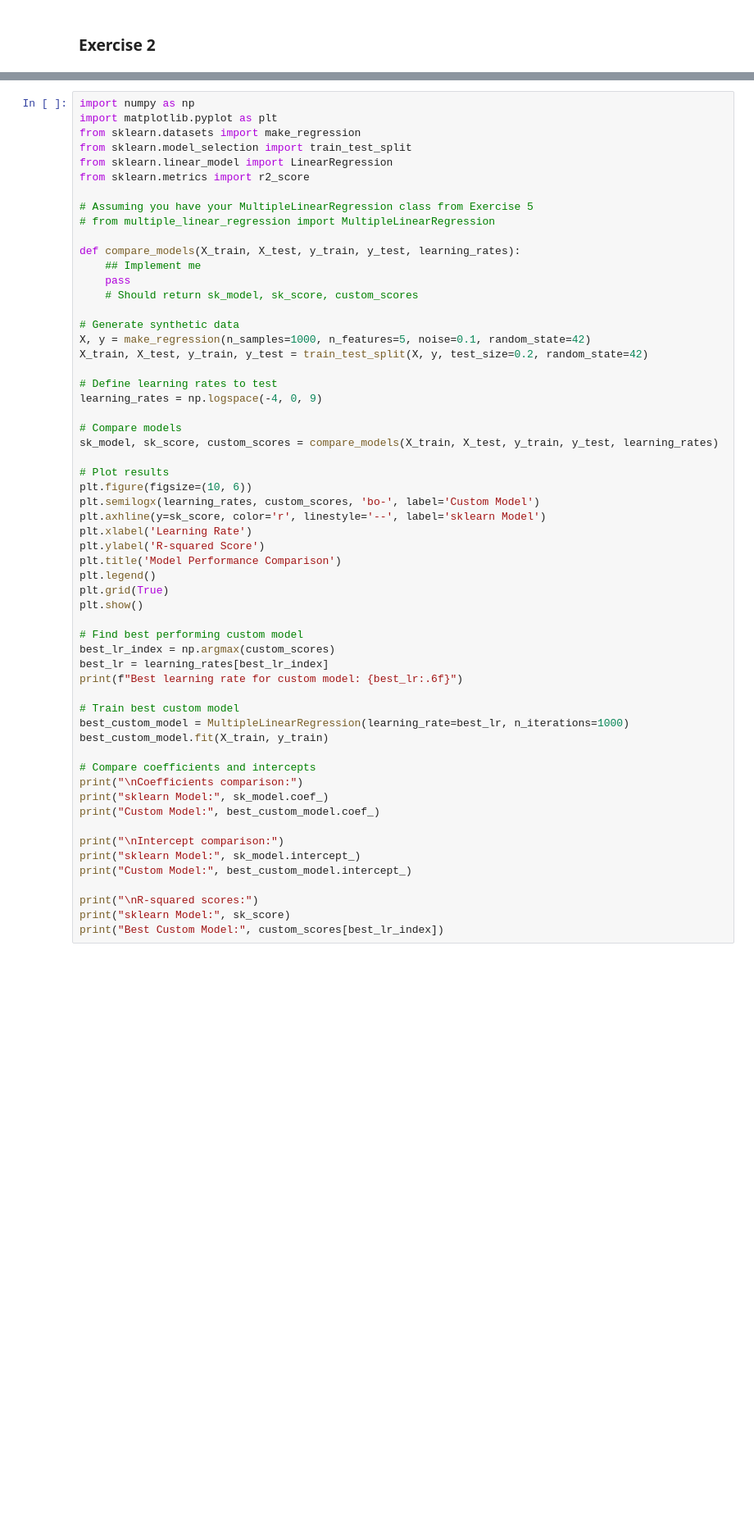
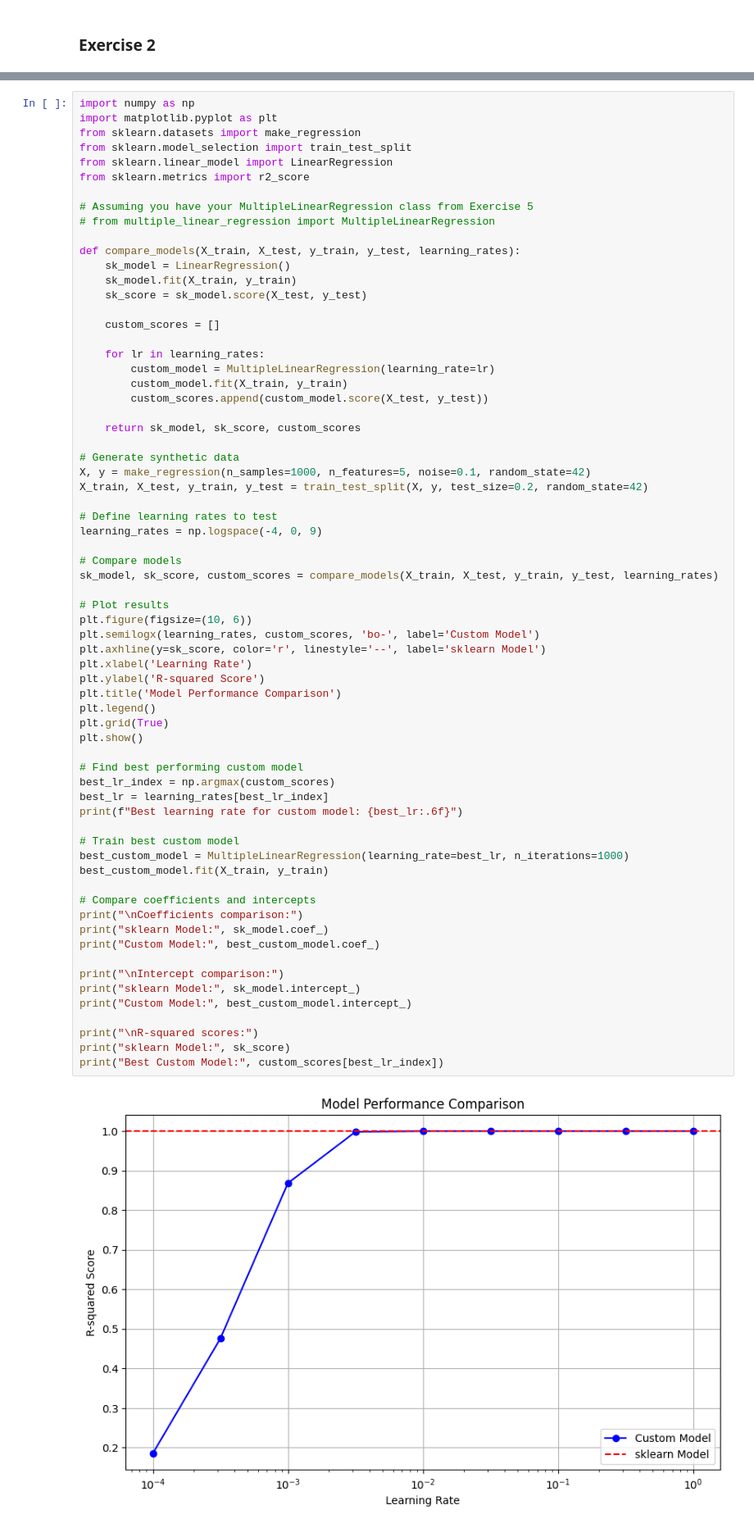
Before and after one commit to IST407/fixed2-student-lectures-nickmiceli7, a Jupyter notebook: 5-week5/lab-exercises.ipynb, the cells around one changed output, grey strips where cells are left out. Shown: that part at 82% size. Saved outputs shown, nothing was run; the diff lists cells and outputs as text; blank space fills up the shorter version.

```diff
--- a/5-week5/lab-exercises.ipynb
+++ b/5-week5/lab-exercises.ipynb
@@ -221,9 +260,18 @@ from sklearn.metrics import r2_score
 # from multiple_linear_regression import MultipleLinearRegression
 
 def compare_models(X_train, X_test, y_train, y_test, learning_rates):
-    ## Implement me
-    pass
-    # Should return sk_model, sk_score, custom_scores
+    sk_model = LinearRegression()
+    sk_model.fit(X_train, y_train)
+    sk_score = sk_model.score(X_test, y_test)
+
+    custom_scores = []
+
+    for lr in learning_rates:
+        custom_model = MultipleLinearRegression(learning_rate=lr)
+        custom_model.fit(X_train, y_train)
+        custom_scores.append(custom_model.score(X_test, y_test))
+
+    return sk_model, sk_score, custom_scores
 
 # Generate synthetic data
 X, y = make_regression(n_samples=1000, n_features=5, noise=0.1, random_state=42)
@@ -240,30 +288,32 @@ plt.figure(figsize=(10, 6))
 plt.semilogx(learning_rates, custom_scores, 'bo-', label='Custom Model')
 plt.axhline(y=sk_score, color='r', linestyle='--', label='sklearn Model')
 plt.xlabel('Learning Rate')
 plt.ylabel('R-squared Score')
 plt.title('Model Performance Comparison')
 plt.legend()
 plt.grid(True)
 plt.show()
 
 # Find best performing custom model
 best_lr_index = np.argmax(custom_scores)
 best_lr = learning_rates[best_lr_index]
 print(f"Best learning rate for custom model: {best_lr:.6f}")
 
 # Train best custom model
 best_custom_model = MultipleLinearRegression(learning_rate=best_lr, n_iterations=1000)
 best_custom_model.fit(X_train, y_train)
 
 # Compare coefficients and intercepts
 print("\nCoefficients comparison:")
 print("sklearn Model:", sk_model.coef_)
 print("Custom Model:", best_custom_model.coef_)
 
 print("\nIntercept comparison:")
 print("sklearn Model:", sk_model.intercept_)
 print("Custom Model:", best_custom_model.intercept_)
 
 print("\nR-squared scores:")
 print("sklearn Model:", sk_score)
 print("Best Custom Model:", custom_scores[best_lr_index])
+# %% [output]
+[figure, added]
```
Also changed, not shown: parts of 3 cells of this notebook.
